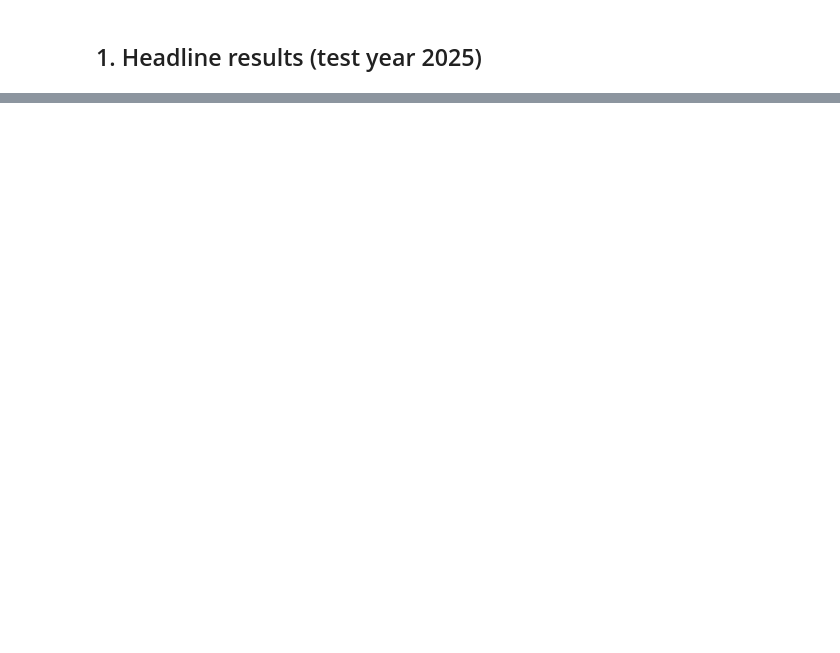
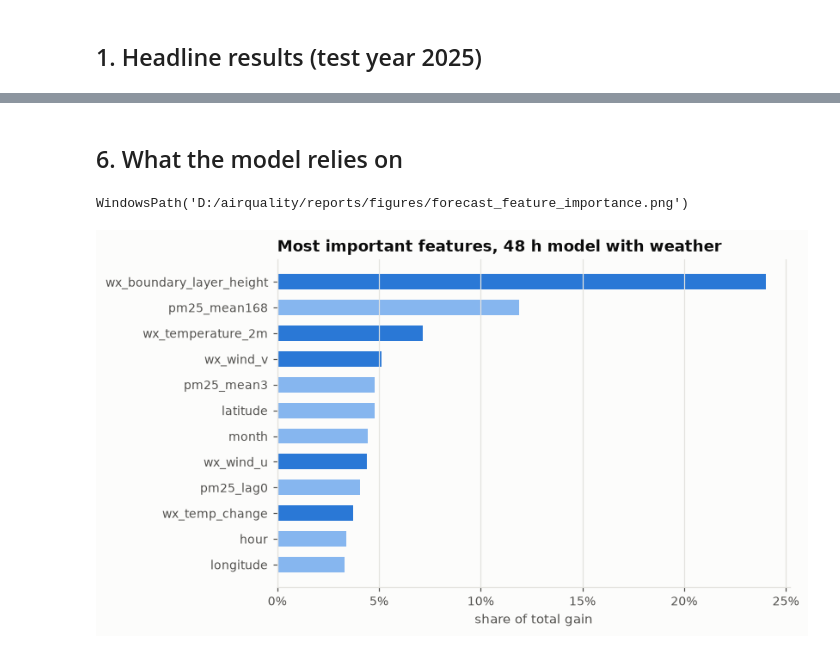
Before and after one commit to zacharycichawa/air-quality-forecasting, a Jupyter notebook: notebooks/02_forecasting.ipynb, the cells around one changed output, grey strips where cells are left out. Cells and saved outputs as stored; diff of their text form; code cells hidden in the pictures; blank space fills up the shorter version.

```diff
--- a/notebooks/02_forecasting.ipynb
+++ b/notebooks/02_forecasting.ipynb
@@ -237,0 +272,17 @@ global model learn regional differences.
+# %% [markdown]
+## 6. What the model relies on
+# %%
+booster = lgb.Booster(model_file=str(MODELS / "lgbm_h48_weather.txt"))
+gain = pd.Series(booster.feature_importance("gain"), index=booster.feature_name())
+gain = (gain / gain.sum()).sort_values().tail(12)
+fig, ax = plt.subplots(figsize=(7, 4.5))
+ax.barh(gain.index, gain.values, color=[WEATHER if n.startswith("wx_") else HISTORY
+                                        for n in gain.index], height=0.6)
+ax.xaxis.set_major_formatter(lambda v, _: f"{v:.0%}")
+ax.grid(axis="x")
+ax.grid(axis="y", visible=False)
+ax.set(xlabel="share of total gain", title="Most important features, 48 h model with weather")
+save(fig, "forecast_feature_importance")
+# %% [output]
+WindowsPath('D:/airquality/reports/figures/forecast_feature_importance.png')
+[figure, added]
```
Also changed, not shown: parts of 35 cells of this notebook, 40 other files.
